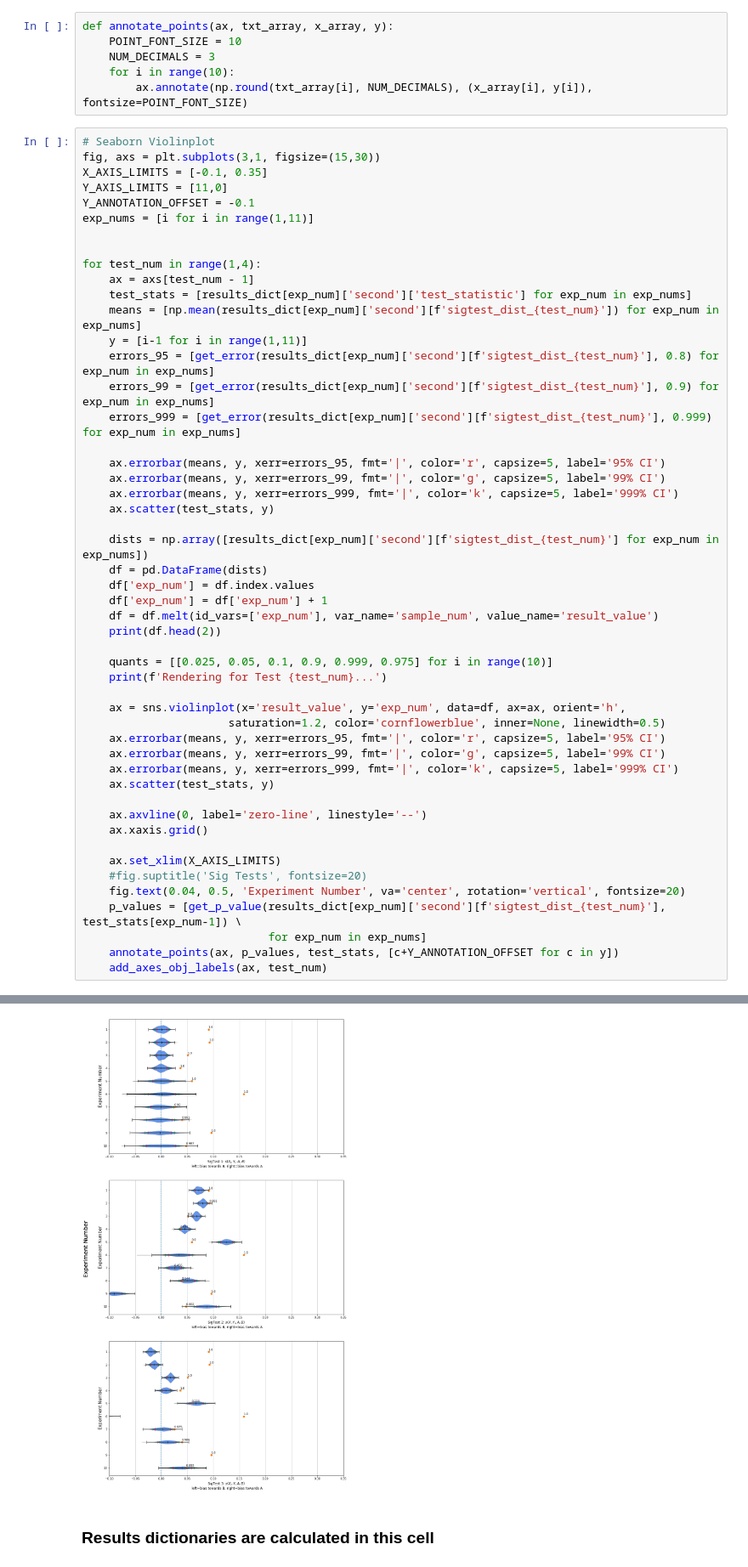
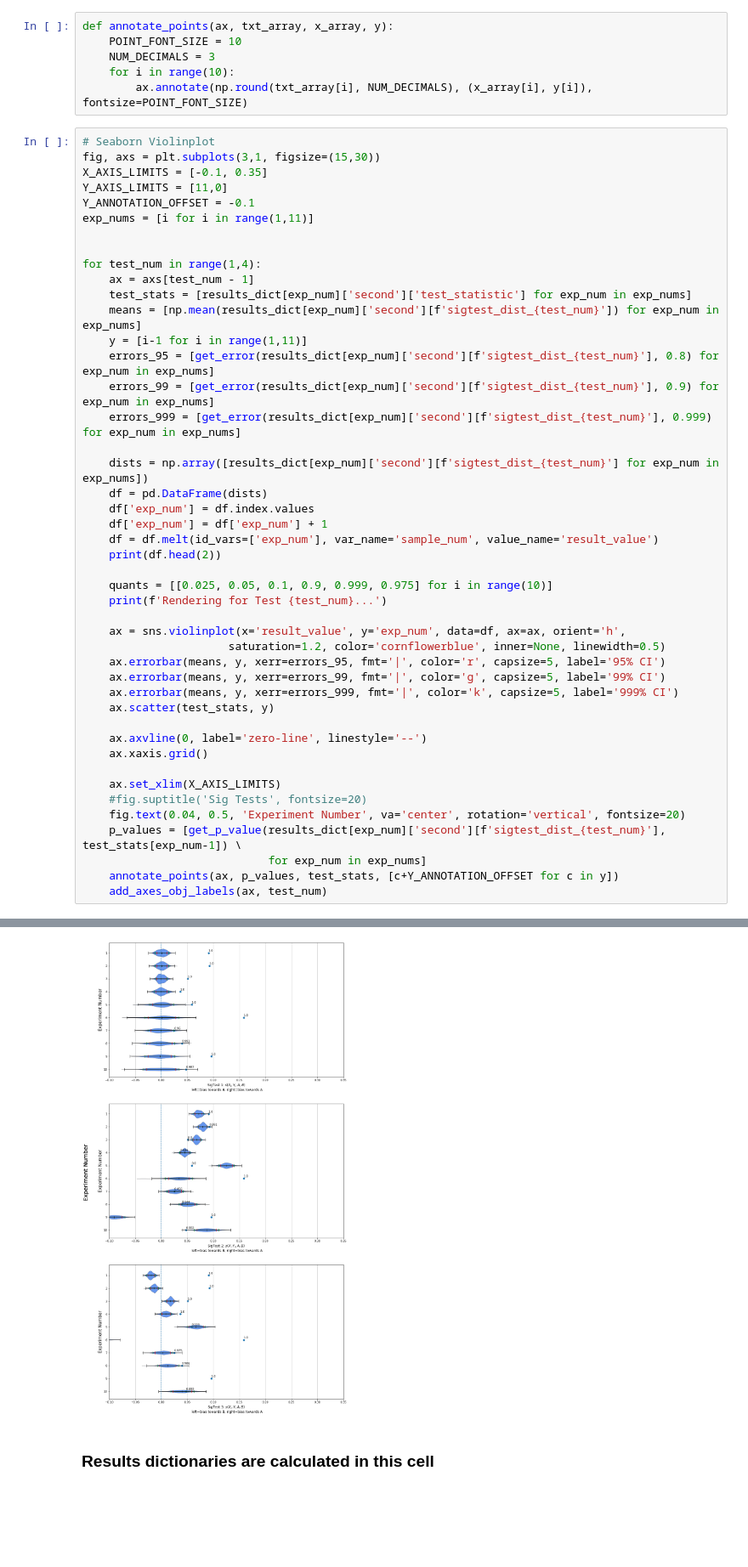
Before and after one commit to danieljsmarda/WordEmbeddingAssociationTestAnalysis, a Jupyter notebook: notebooks/SigTestViz.ipynb, the cells around one changed output, grey strips where cells are left out. Shown at 85% size. Cells and saved outputs as stored; diff of their text form; blank space fills up the shorter version.

Commit message:
STViz: sns plot: Remove duplicate errorbar calls

```diff
--- a/notebooks/SigTestViz.ipynb
+++ b/notebooks/SigTestViz.ipynb
@@ -69,11 +69,6 @@ for test_num in range(1,4):
     errors_95 = [get_error(results_dict[exp_num]['second'][f'sigtest_dist_{test_num}'], 0.8) for exp_num in exp_nums]
     errors_99 = [get_error(results_dict[exp_num]['second'][f'sigtest_dist_{test_num}'], 0.9) for exp_num in exp_nums]
     errors_999 = [get_error(results_dict[exp_num]['second'][f'sigtest_dist_{test_num}'], 0.999) for exp_num in exp_nums]
-
-    ax.errorbar(means, y, xerr=errors_95, fmt='|', color='r', capsize=5, label='95% CI')
-    ax.errorbar(means, y, xerr=errors_99, fmt='|', color='g', capsize=5, label='99% CI')
-    ax.errorbar(means, y, xerr=errors_999, fmt='|', color='k', capsize=5, label='999% CI')
-    ax.scatter(test_stats, y)
 
     dists = np.array([results_dict[exp_num]['second'][f'sigtest_dist_{test_num}'] for exp_num in exp_nums])
     df = pd.DataFrame(dists)
@@ -88,34 +83,34 @@ for test_num in range(1,4):
     ax = sns.violinplot(x='result_value', y='exp_num', data=df, ax=ax, orient='h',
                       saturation=1.2, color='cornflowerblue', inner=None, linewidth=0.5)
     ax.errorbar(means, y, xerr=errors_95, fmt='|', color='r', capsize=5, label='95% CI')
     ax.errorbar(means, y, xerr=errors_99, fmt='|', color='g', capsize=5, label='99% CI')
     ax.errorbar(means, y, xerr=errors_999, fmt='|', color='k', capsize=5, label='999% CI')
     ax.scatter(test_stats, y)
 
     ax.axvline(0, label='zero-line', linestyle='--')
     ax.xaxis.grid()
 
     ax.set_xlim(X_AXIS_LIMITS)
     #fig.suptitle('Sig Tests', fontsize=20)
     fig.text(0.04, 0.5, 'Experiment Number', va='center', rotation='vertical', fontsize=20)
     p_values = [get_p_value(results_dict[exp_num]['second'][f'sigtest_dist_{test_num}'], test_stats[exp_num-1]) \
                             for exp_num in exp_nums]
     annotate_points(ax, p_values, test_stats, [c+Y_ANNOTATION_OFFSET for c in y])
     add_axes_obj_labels(ax, test_num)
 # %% [output]
    exp_num sample_num  result_value
 0        1          0     -0.005517
 1        2          0     -0.008217
 Rendering for Test 1...
    exp_num sample_num  result_value
 0        1          0      0.061305
 1        2          0      0.066657
 Rendering for Test 2...
    exp_num sample_num  result_value
 0        1          0     -0.024056
 1        2          0     -0.017446
 Rendering for Test 3...
-[figure, old version]
+[figure, new version]
 # %% [markdown]
 ### Results dictionaries are calculated in this cell
 # %%
```
